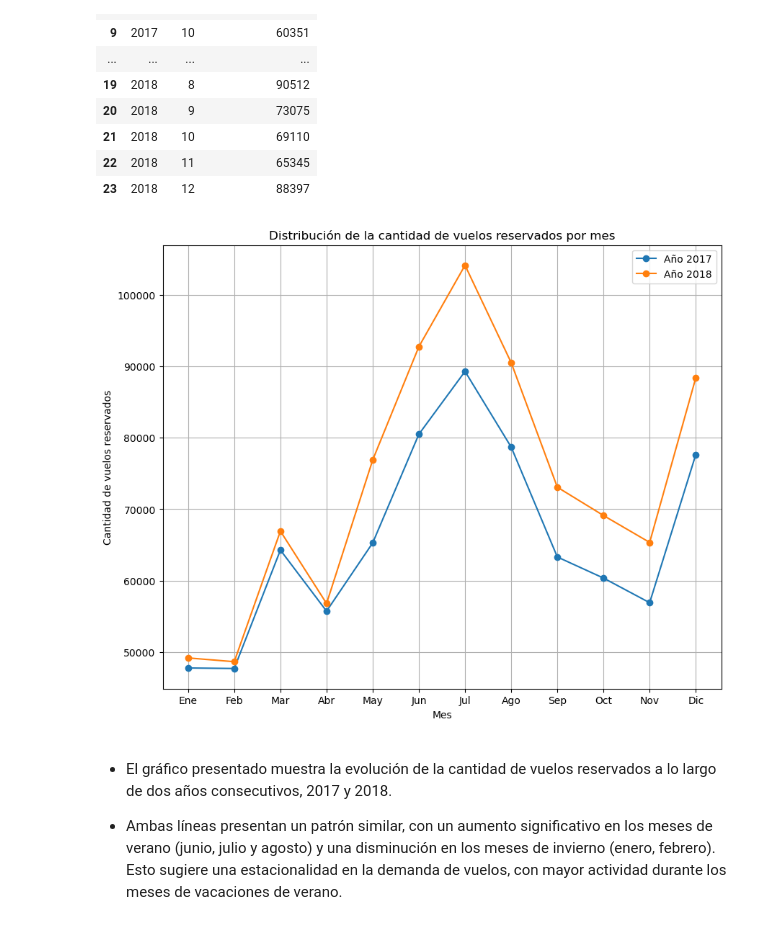
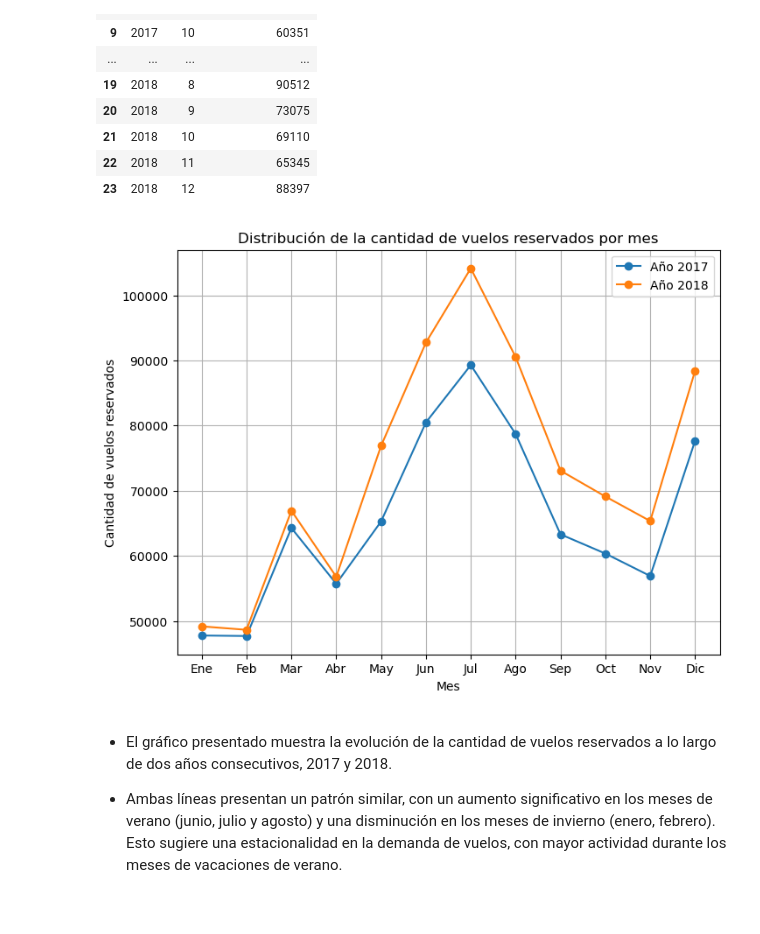
Before and after one commit to Adalab/bda-modulo-3-evaluacion-final-Lolamarba, a Jupyter notebook: FASE_2_Visualización.ipynb, the cells around one changed output. Drawn from its saved outputs; the diff is of its cells as text; code cells hidden in the pictures.

Commit message:
Visualización_Fase_2

```diff
--- a/FASE_2_Visualización.ipynb
+++ b/FASE_2_Visualización.ipynb
@@ -99,21 +99,31 @@ Vuelos_mensuales
 | 23 | 2018 | 12 | 88397 |
 # %%
 # Generamos la gráfica con la cantidad de vuelos reservados por mes durante el año
+plt.figure(figsize=(8, 6))
 
-plt.figure(figsize=(10, 8))
+# Iteramos sobre cada año único en el DataFrame
 for year in Vuelos_mensuales['año'].unique():
     subset = Vuelos_mensuales[Vuelos_mensuales['año'] == year]
     plt.plot(subset['mes'], subset['vuelos_reservados'], marker='o', label=f'Año {year}')
 
+# Configuramos los títulos de los ejes y un título general para el gráfico
 plt.title('Distribución de la cantidad de vuelos reservados por mes')
 plt.xlabel('Mes')
 plt.ylabel('Cantidad de vuelos reservados')
+
+# Personalizamos las etiquetas del eje x para mostrar los nombres de los meses
 plt.xticks(ticks=list(range(1, 13)), labels=['Ene', 'Feb', 'Mar', 'Abr', 'May', 'Jun', 'Jul', 'Ago', 'Sep', 'Oct', 'Nov', 'Dic'])
+
+# Agregamos una leyenda para identificar las diferentes líneas
 plt.legend()
+
+# Muestra una cuadrícula en el gráfico
 plt.grid(True)
+
+# Muestra el gráfico que hemos creado
 plt.show()
 # %% [output]
-[figure, old version]
+[figure, new version]
 # %% [markdown]
 - El gráfico presentado muestra la evolución de la cantidad de vuelos reservados a lo largo de dos años consecutivos, 2017 y 2018.
 
```
Also changed, not shown: parts of 2 cells of this notebook.
